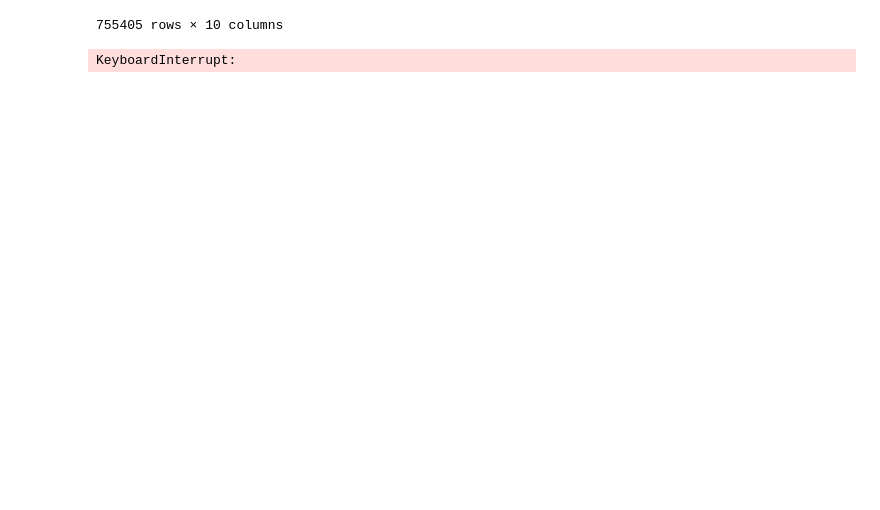
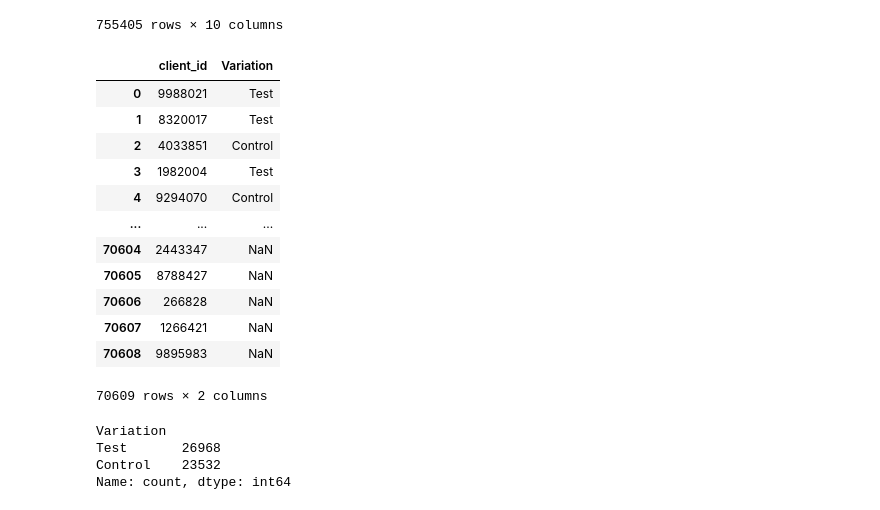
Before and after one commit to Ghonaim32/week5_6_project, a Jupyter notebook: notebooks/cleaning_anas.ipynb, the cells around one changed output. Drawn from its saved outputs; the diff is of its cells as text; code cells hidden in the pictures; blank space fills up the shorter version.

```diff
--- a/notebooks/cleaning_anas.ipynb
+++ b/notebooks/cleaning_anas.ipynb
@@ -180,13 +168,26 @@ df
 | 755404 | 755404 | 674799 | 947159805_81558194550 | 86152093_47511127657_716022 | start | 2017-06-03 12:17:09 | NaN | start | 12:17:09 | ... |
 755405 rows × 10 columns
 # %%
-# add a colum for total time for each client
-for i in range(len(df)):
-    client_rows = df[df['client_id'] == df.loc[i, 'client_id']]
-    df.loc[i, 'time_spent'] = client_rows['date_time'].max() - client_rows['date_time'].min()
-
-
-
-df
+df5 = pd.read_csv("/Users/anasghonaim/Library/CloudStorage/OneDrive-Personal/Ironhack/Week 5/week5_6_project/data/raw/df_final_experiment_clients.txt")
+df5
 # %% [output]
+|  | client_id | Variation |
+| 0 | 9988021 | Test |
+| 1 | 8320017 | Test |
+| 2 | 4033851 | Control |
+| 3 | 1982004 | Test |
+| 4 | 9294070 | Control |
+| ... | ... | ... |
+| 70604 | 2443347 | NaN |
+| 70605 | 8788427 | NaN |
+| 70606 | 266828 | NaN |
+| 70607 | 1266421 | NaN |
+| 70608 | 9895983 | NaN |
-KeyboardInterrupt:
+70609 rows × 2 columns
+# %%
+df5["Variation"].value_counts()
+# %% [output]
+Variation
+Test       26968
+Control    23532
+Name: count, dtype: int64
```
Also changed, not shown: parts of 3 cells of this notebook, 3 other files.
